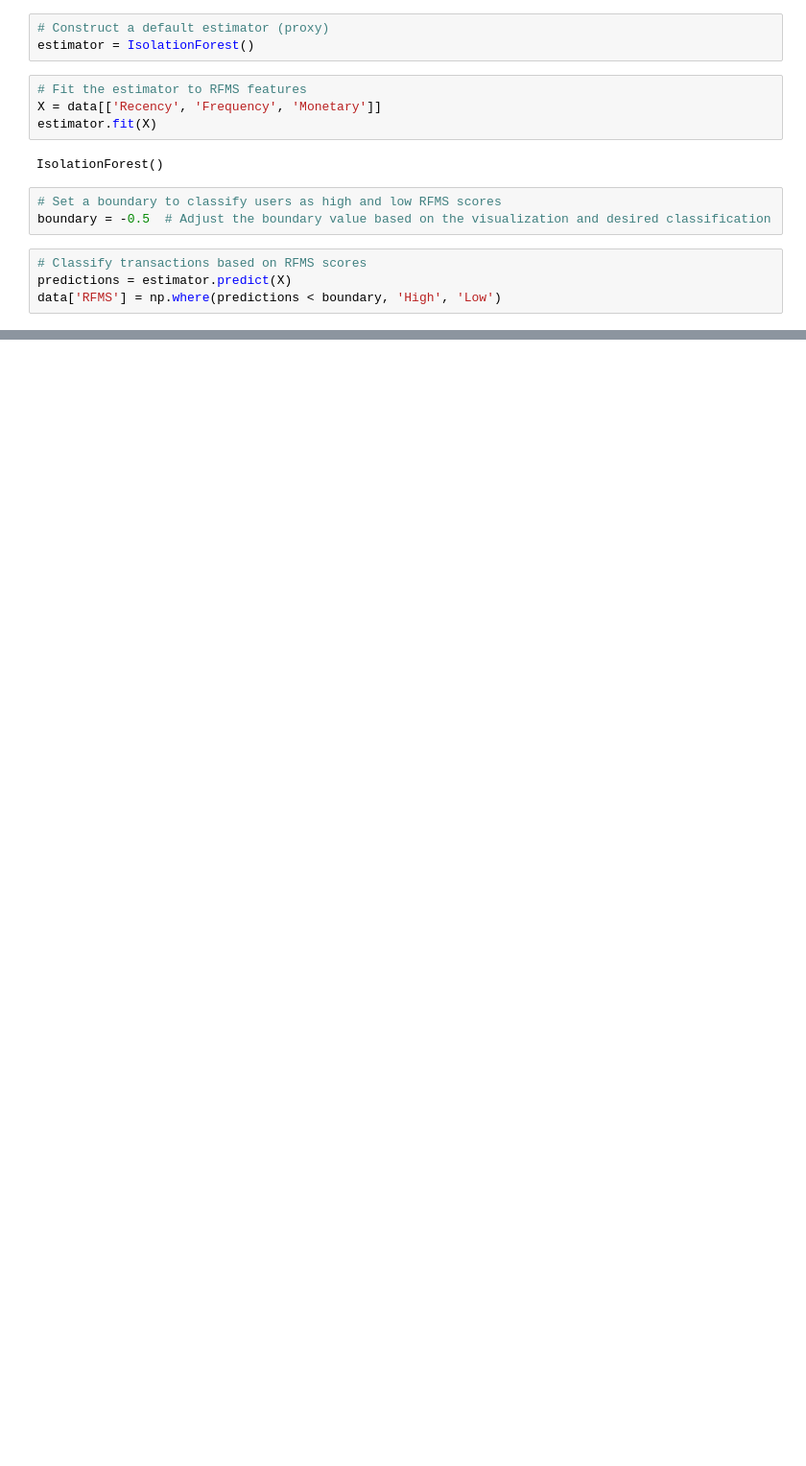
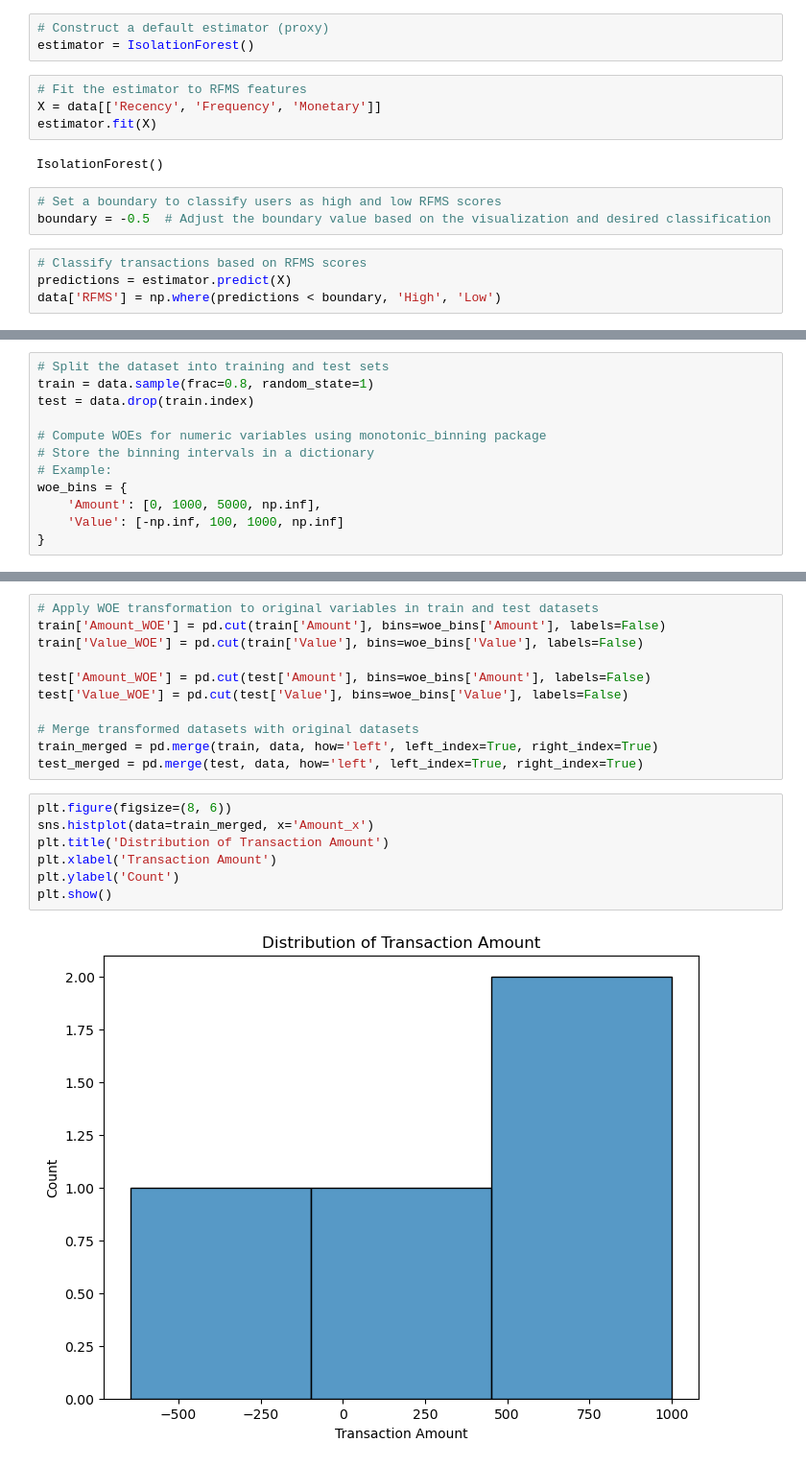
Before and after one commit to jodahe1/Bati-Bank, a Jupyter notebook: DEM/DEM.ipynb, the cells around one changed output, grey strips where cells are left out. Shown: that part at 96% size. Saved outputs shown, nothing was run; the diff lists cells and outputs as text; blank space fills up the shorter version.

```diff
--- a/DEM/DEM.ipynb
+++ b/DEM/DEM.ipynb
@@ -91,0 +156,12 @@ plt.show()
+# %%
+# Split the dataset into training and test sets
+train = data.sample(frac=0.8, random_state=1)
+test = data.drop(train.index)
+
+# Compute WOEs for numeric variables using monotonic_binning package
+# Store the binning intervals in a dictionary
+# Example:
+woe_bins = {
+    'Amount': [0, 1000, 5000, np.inf],
+    'Value': [-np.inf, 100, 1000, np.inf]
+}
@@ -91,0 +197,20 @@ plt.show()
+# %%
+# Apply WOE transformation to original variables in train and test datasets
+train['Amount_WOE'] = pd.cut(train['Amount'], bins=woe_bins['Amount'], labels=False)
+train['Value_WOE'] = pd.cut(train['Value'], bins=woe_bins['Value'], labels=False)
+
+test['Amount_WOE'] = pd.cut(test['Amount'], bins=woe_bins['Amount'], labels=False)
+test['Value_WOE'] = pd.cut(test['Value'], bins=woe_bins['Value'], labels=False)
+
+# Merge transformed datasets with original datasets
+train_merged = pd.merge(train, data, how='left', left_index=True, right_index=True)
+test_merged = pd.merge(test, data, how='left', left_index=True, right_index=True)
+# %%
+plt.figure(figsize=(8, 6))
+sns.histplot(data=train_merged, x='Amount_x')
+plt.title('Distribution of Transaction Amount')
+plt.xlabel('Transaction Amount')
+plt.ylabel('Count')
+plt.show()
+# %% [output]
+[figure, added]
```
Also changed, not shown: parts of 25 cells of this notebook, 1 other file.
